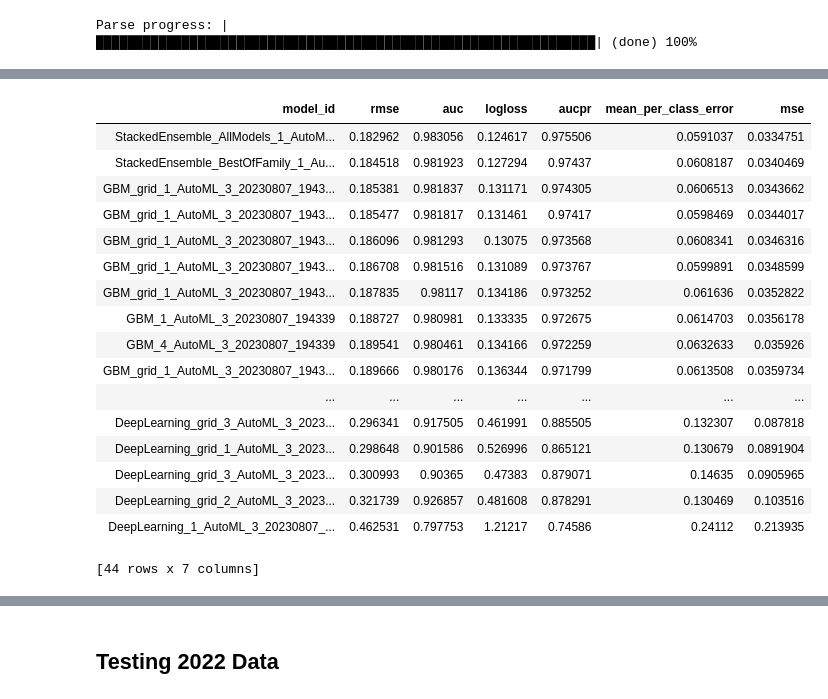
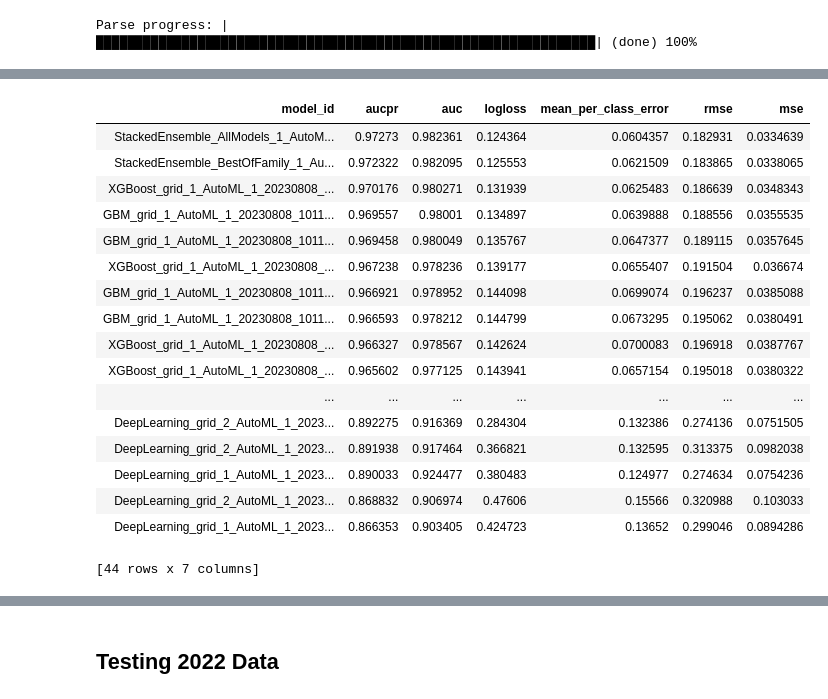
Before and after one commit to davinun99/tesis-model, a Jupyter notebook: Training/TrainingBalanced.ipynb, the cells around one changed output, grey strips where cells are left out. Saved outputs shown, nothing was run; the diff lists cells and outputs as text; code cells hidden in the pictures.

Commit message:
best model ever

```diff
--- a/Training/TrainingBalanced.ipynb
+++ b/Training/TrainingBalanced.ipynb
@@ -38,9 +38,3 @@ balanced_df = pd.read_csv('../balanced_output_35.csv', index_col=False)
 # train_data, test_data = train_test_split(balanced_df, test_size=0.2, random_state=42)
 # %% [markdown]
 ## Random undersampling
-# %%
-balanced_df_true = balanced_df[balanced_df[y] == True]
-balanced_df_false = balanced_df[balanced_df[y] == False]
-n_cmp = len(balanced_df_true)
-n_no_cmp = len(balanced_df_false)
-n_cmp / (n_cmp + n_no_cmp)
@@ -69,7 +61,7 @@ train[y] = train[y].asfactor()
 Parse progress: |████████████████████████████████████████████████████████████████| (done) 100%
 # %%
 # Run AutoML for 10 base models
-aml = H2OAutoML(max_models=42, seed=23, stopping_metric="RMSE", sort_metric="RMSE")
+aml = H2OAutoML(max_models=42, seed=23, stopping_metric="AUCPR", sort_metric="AUCPR")
 aml.train(x=x, y=y, training_frame=train)
 
 # View the AutoML Leader
@@ -95,21 +87,21 @@ AutoML progress: |
 
 | (done) 100%
-| model_id | rmse | auc | logloss | aucpr | mean_per_class_error | mse |
-| StackedEnsemble_AllModels_1_AutoM... | 0.182962 | 0.983056 | 0.124617 | 0.975506 | 0.0591037 | 0.0334751 |
-| StackedEnsemble_BestOfFamily_1_Au... | 0.184518 | 0.981923 | 0.127294 | 0.97437 | 0.0608187 | 0.0340469 |
-| GBM_grid_1_AutoML_3_20230807_1943... | 0.185381 | 0.981837 | 0.131171 | 0.974305 | 0.0606513 | 0.0343662 |
-| GBM_grid_1_AutoML_3_20230807_1943... | 0.185477 | 0.981817 | 0.131461 | 0.97417 | 0.0598469 | 0.0344017 |
-| GBM_grid_1_AutoML_3_20230807_1943... | 0.186096 | 0.981293 | 0.13075 | 0.973568 | 0.0608341 | 0.0346316 |
-| GBM_grid_1_AutoML_3_20230807_1943... | 0.186708 | 0.981516 | 0.131089 | 0.973767 | 0.0599891 | 0.0348599 |
-| GBM_grid_1_AutoML_3_20230807_1943... | 0.187835 | 0.98117 | 0.134186 | 0.973252 | 0.061636 | 0.0352822 |
-| GBM_1_AutoML_3_20230807_194339 | 0.188727 | 0.980981 | 0.133335 | 0.972675 | 0.0614703 | 0.0356178 |
-| GBM_4_AutoML_3_20230807_194339 | 0.189541 | 0.980461 | 0.134166 | 0.972259 | 0.0632633 | 0.035926 |
-| GBM_grid_1_AutoML_3_20230807_1943... | 0.189666 | 0.980176 | 0.136344 | 0.971799 | 0.0613508 | 0.0359734 |
+| model_id | aucpr | auc | logloss | mean_per_class_error | rmse | mse |
+| StackedEnsemble_AllModels_1_AutoM... | 0.97273 | 0.982361 | 0.124364 | 0.0604357 | 0.182931 | 0.0334639 |
+| StackedEnsemble_BestOfFamily_1_Au... | 0.972322 | 0.982095 | 0.125553 | 0.0621509 | 0.183865 | 0.0338065 |
+| XGBoost_grid_1_AutoML_1_20230808_... | 0.970176 | 0.980271 | 0.131939 | 0.0625483 | 0.186639 | 0.0348343 |
+| GBM_grid_1_AutoML_1_20230808_1011... | 0.969557 | 0.98001 | 0.134897 | 0.0639888 | 0.188556 | 0.0355535 |
+| GBM_grid_1_AutoML_1_20230808_1011... | 0.969458 | 0.980049 | 0.135767 | 0.0647377 | 0.189115 | 0.0357645 |
+| XGBoost_grid_1_AutoML_1_20230808_... | 0.967238 | 0.978236 | 0.139177 | 0.0655407 | 0.191504 | 0.036674 |
+| GBM_grid_1_AutoML_1_20230808_1011... | 0.966921 | 0.978952 | 0.144098 | 0.0699074 | 0.196237 | 0.0385088 |
+| GBM_grid_1_AutoML_1_20230808_1011... | 0.966593 | 0.978212 | 0.144799 | 0.0673295 | 0.195062 | 0.0380491 |
+| XGBoost_grid_1_AutoML_1_20230808_... | 0.966327 | 0.978567 | 0.142624 | 0.0700083 | 0.196918 | 0.0387767 |
+| XGBoost_grid_1_AutoML_1_20230808_... | 0.965602 | 0.977125 | 0.143941 | 0.0657154 | 0.195018 | 0.0380322 |
 | ... | ... | ... | ... | ... | ... | ... |
-| DeepLearning_grid_3_AutoML_3_2023... | 0.296341 | 0.917505 | 0.461991 | 0.885505 | 0.132307 | 0.087818 |
-| DeepLearning_grid_1_AutoML_3_2023... | 0.298648 | 0.901586 | 0.526996 | 0.865121 | 0.130679 | 0.0891904 |
-| DeepLearning_grid_3_AutoML_3_2023... | 0.300993 | 0.90365 | 0.47383 | 0.879071 | 0.14635 | 0.0905965 |
-| DeepLearning_grid_2_AutoML_3_2023... | 0.321739 | 0.926857 | 0.481608 | 0.878291 | 0.130469 | 0.103516 |
-| DeepLearning_1_AutoML_3_20230807_... | 0.462531 | 0.797753 | 1.21217 | 0.74586 | 0.24112 | 0.213935 |
+| DeepLearning_grid_2_AutoML_1_2023... | 0.892275 | 0.916369 | 0.284304 | 0.132386 | 0.274136 | 0.0751505 |
+| DeepLearning_grid_2_AutoML_1_2023... | 0.891938 | 0.917464 | 0.366821 | 0.132595 | 0.313375 | 0.0982038 |
+| DeepLearning_grid_1_AutoML_1_2023... | 0.890033 | 0.924477 | 0.380483 | 0.124977 | 0.274634 | 0.0754236 |
+| DeepLearning_grid_2_AutoML_1_2023... | 0.868832 | 0.906974 | 0.47606 | 0.15566 | 0.320988 | 0.103033 |
+| DeepLearning_grid_1_AutoML_1_2023... | 0.866353 | 0.903405 | 0.424723 | 0.13652 | 0.299046 | 0.0894286 |
 [44 rows x 7 columns]
 # %%
```
Also changed, not shown: parts of 11 cells of this notebook, 3 other files.
